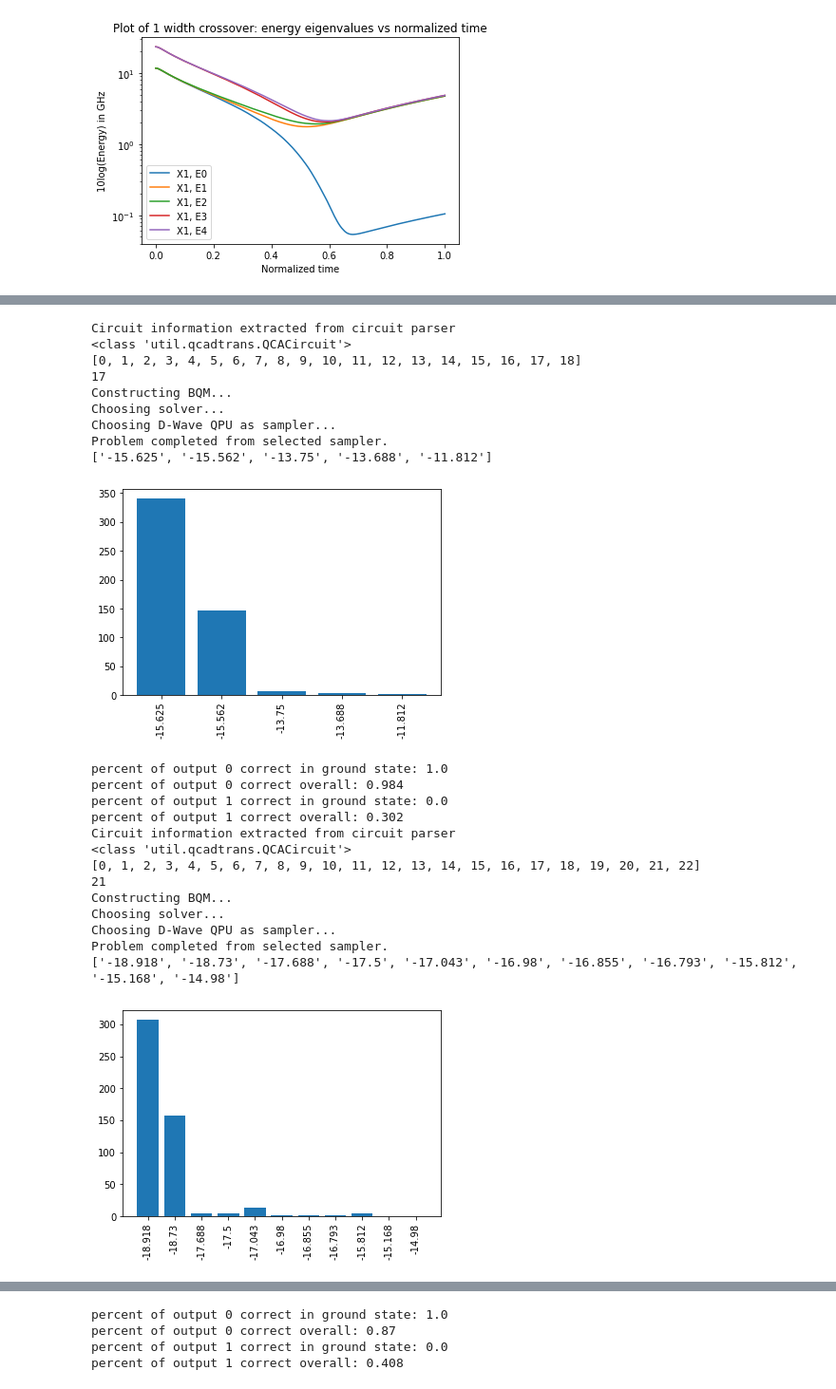
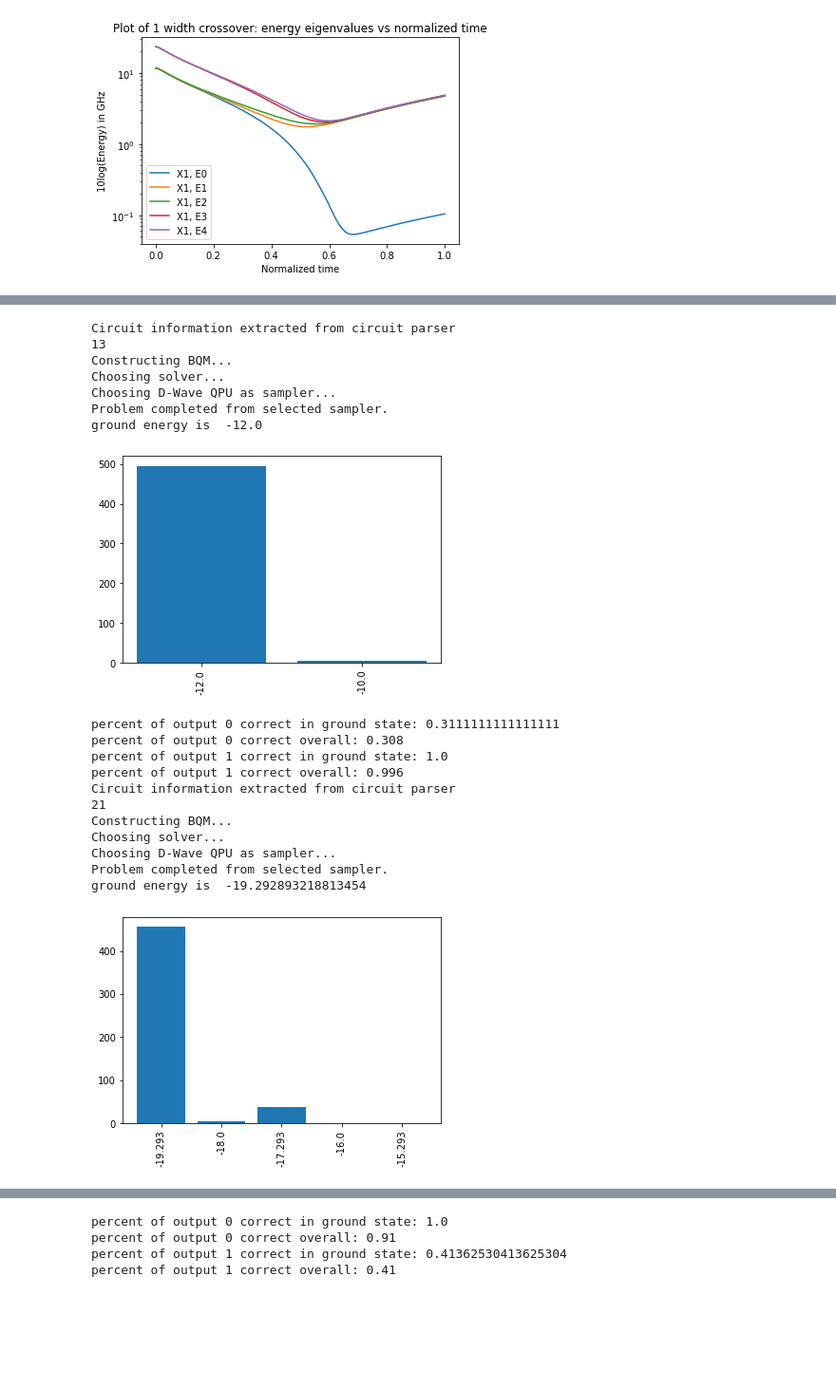
Before and after one commit to WaywardPhoton/QCASims, a Jupyter notebook: qca_sims/crossover.ipynb, the cells around one changed output, grey strips where cells are left out. Shown at 95% size. Cells and saved outputs as stored; diff of their text form; code cells hidden in the pictures; blank space fills up the shorter version.

```diff
--- a/qca_sims/crossover.ipynb
+++ b/qca_sims/crossover.ipynb
@@ -75,41 +73,36 @@ plt.show()
 [figure]
 # %%
 num_reads = 500
-
 drivers, inputs, cells, output_cell_index = parse_qca('CIRCUITS/COP1')
 response = run_qca(drivers, inputs, cells, output_cell_index, [1,1], False, num_reads)
 process_response(response, output_cell_index, [1,1], num_reads)
 
 drivers, inputs, cells, output_cell_index = parse_qca('CIRCUITS/COP3')
 response = run_qca(drivers, inputs, cells, output_cell_index, [1,1], False, num_reads)
 process_response(response, output_cell_index, [1,1], num_reads)
 
-drivers, inputs, cells, output_cell_index = parse_qca('CIRCUITS/COP5')
-response = run_qca(drivers, inputs, cells, output_cell_index, [1,1], False, num_reads)
-process_response(response, output_cell_index, [1,1], num_reads)
+# drivers, inputs, cells, output_cell_index = parse_qca('CIRCUITS/COP5')
+# response = run_qca(drivers, inputs, cells, output_cell_index, [1,1], False, num_reads)
+# process_response(response, output_cell_index, [1,1], num_reads)
 # %% [output]
 Circuit information extracted from circuit parser
-<class 'util.qcadtrans.QCACircuit'>
-[0, 1, 2, 3, 4, 5, 6, 7, 8, 9, 10, 11, 12, 13, 14, 15, 16, 17, 18]
-17
+13
 Constructing BQM...
 Choosing solver...
 Choosing D-Wave QPU as sampler...
 Problem completed from selected sampler.
-['-15.625', '-15.562', '-13.75', '-13.688', '-11.812']
+ground energy is  -12.0
-[figure, old version]
+[figure, new version]
-percent of output 0 correct in ground state: 1.0
-percent of output 0 correct overall: 0.984
-percent of output 1 correct in ground state: 0.0
-percent of output 1 correct overall: 0.302
+percent of output 0 correct in ground state: 0.3111111111111111
+percent of output 0 correct overall: 0.308
+percent of output 1 correct in ground state: 1.0
+percent of output 1 correct overall: 0.996
 Circuit information extracted from circuit parser
-<class 'util.qcadtrans.QCACircuit'>
-[0, 1, 2, 3, 4, 5, 6, 7, 8, 9, 10, 11, 12, 13, 14, 15, 16, 17, 18, 19, 20, 21, 22]
 21
 Constructing BQM...
 Choosing solver...
 Choosing D-Wave QPU as sampler...
 Problem completed from selected sampler.
-['-18.918', '-18.73', '-17.688', '-17.5', '-17.043', '-16.98', '-16.855', '-16.793', '-15.812', '-15.168', '-14.98']
+ground energy is  -19.292893218813454
-[figure, old version]
+[figure, new version]
 percent of output 0 correct in ground state: 1.0
@@ -129,4 +120,4 @@ Problem completed from selected sampler.
 percent of output 0 correct in ground state: 1.0
-percent of output 0 correct overall: 0.87
-percent of output 1 correct in ground state: 0.0
-percent of output 1 correct overall: 0.408
+percent of output 0 correct overall: 0.91
+percent of output 1 correct in ground state: 0.41362530413625304
+percent of output 1 correct overall: 0.41
```
Also changed, not shown: parts of 2 cells of this notebook, 3 other files.
